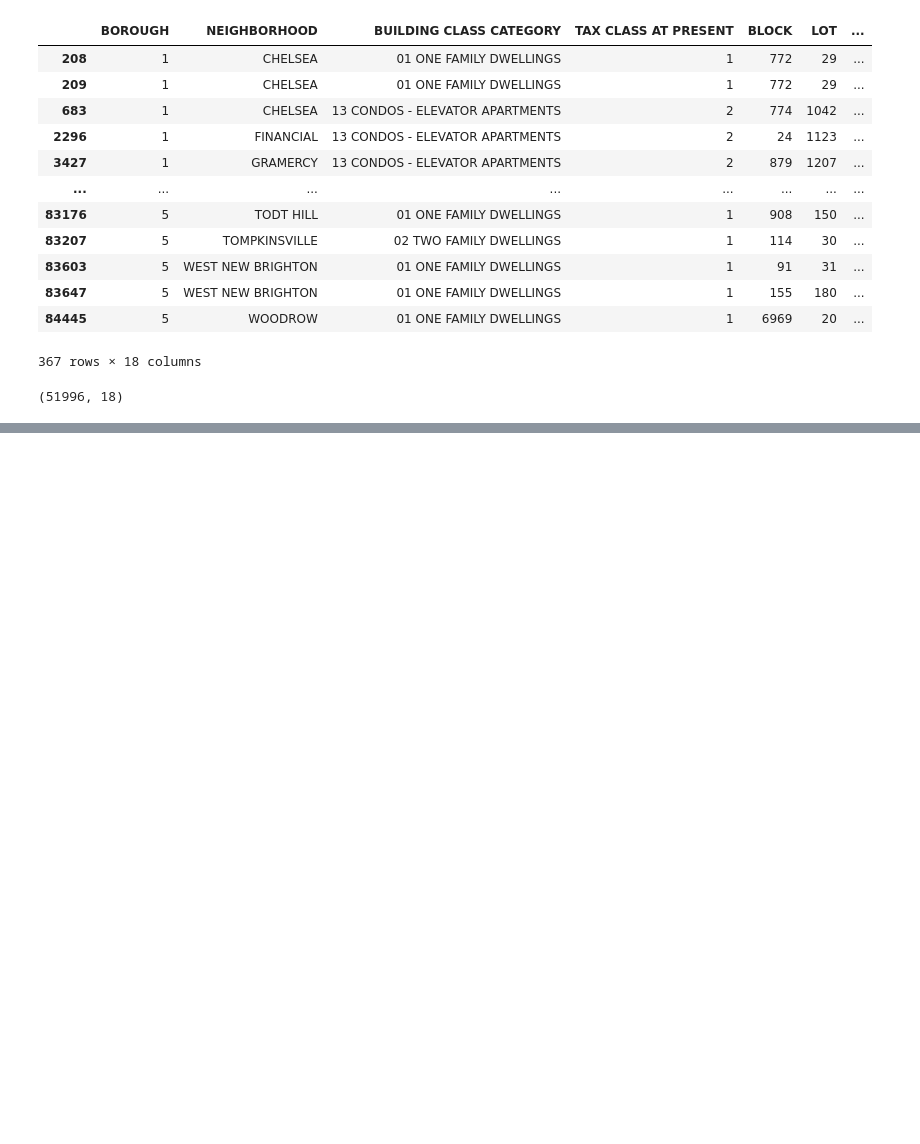
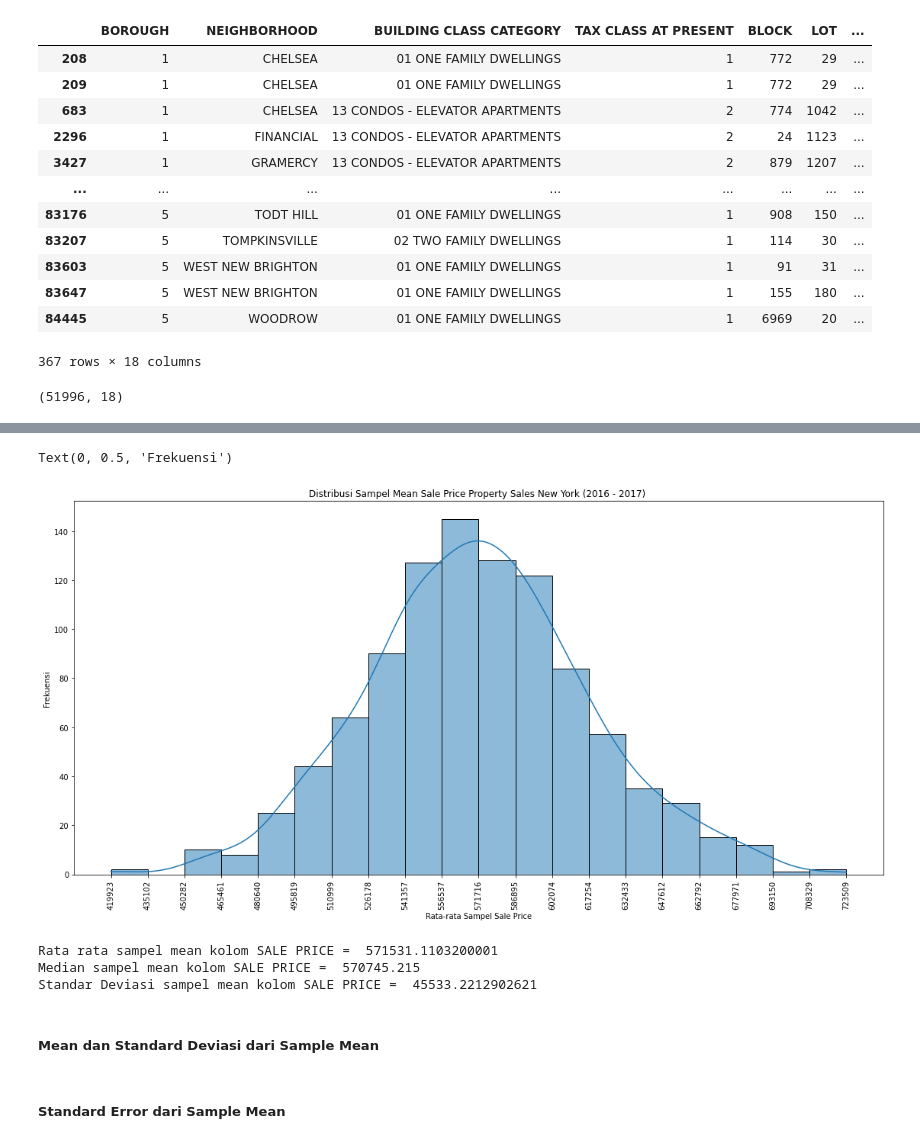
Before and after one commit to anantaw81/PYTHN-DataScience, a Jupyter notebook: Assignment_2/ass2.ipynb, the cells around one changed output, grey strips where cells are left out. Cells and saved outputs as stored; diff of their text form; code cells hidden in the pictures; blank space fills up the shorter version.

```diff
--- a/Assignment_2/ass2.ipynb
+++ b/Assignment_2/ass2.ipynb
@@ -259,0 +584,41 @@ df_nyc_sales.shape   #Tampilkan dimensi setelah penghapusan
+# %%
+sample_means = [] # list yang menampung rata-rata dari sejumlah nilai acak
+n = 100 # banyak nilai acak yang digunakan untuk setiap sampel nya
+m = 1000
+
+for sample in range(0,m):
+    # ambil sejumlah n nilai acak dari 'SALE PRICE'
+    sample_values = np.random.choice(a=df_nyc_sales['SALE PRICE'], size=n)
+
+    # hitung sample mean
+    sample_mean = np.mean(sample_values)
+    # append ke list
+    sample_means.append(sample_mean)
+# %%
+count, bin_edges = np.histogram(sample_means, bins=20)
+fig = plt.figure(figsize=(19,9))
+ax = fig.add_subplot(1,1,1)
+sns.histplot(sample_means,kde=True, bins=20, ax=ax)
+ax.set_title('Distribusi Sampel Mean Sale Price Property Sales New York (2016 - 2017) ')
+ax.set_xlabel('Rata-rata Sampel Sale Price')
+ax.set_xticks(bin_edges)
+ax.tick_params(axis='x', labelrotation=90)
+ax.set_ylabel('Frekuensi')
+# %% [output]
+Text(0, 0.5, 'Frekuensi')
+[figure, added]
+# %%
+sample_means_series = pd.Series(sample_means)
+
+# hitung nilai rata-rata
+print('Rata rata sampel mean kolom SALE PRICE = ', sample_means_series.mean())
+# Hitung nilai median
+print('Median sampel mean kolom SALE PRICE = ', sample_means_series.median())
+# hitung standard deviasi
+print('Standar Deviasi sampel mean kolom SALE PRICE = ', sample_means_series.std())
+# %% [output]
+Rata rata sampel mean kolom SALE PRICE =  571531.1103200001
+Median sampel mean kolom SALE PRICE =  570745.215
+Standar Deviasi sampel mean kolom SALE PRICE =  45533.2212902621
+# %% [markdown]
+##### Mean dan Standard Deviasi dari Sample Mean
@@ -259,0 +628,2 @@ df_nyc_sales.shape   #Tampilkan dimensi setelah penghapusan
+# %% [markdown]
+##### Standard Error dari Sample Mean
```
Also changed, not shown: parts of 77 cells of this notebook, 1 other file.
